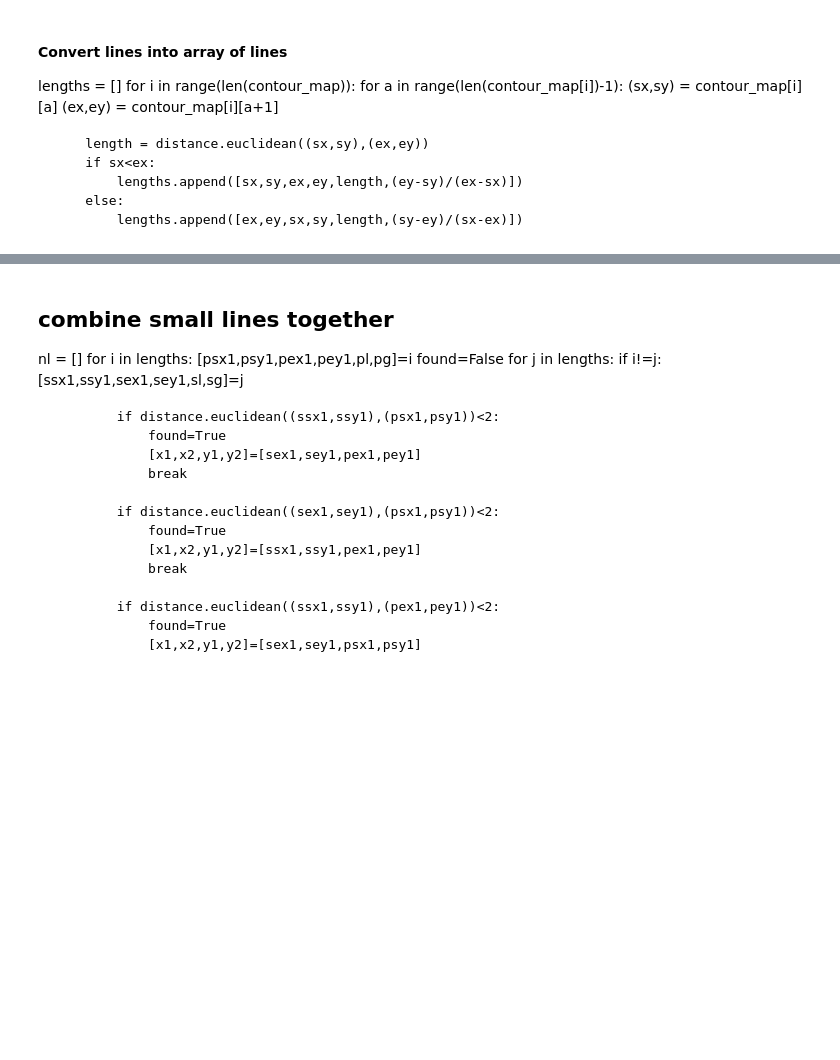
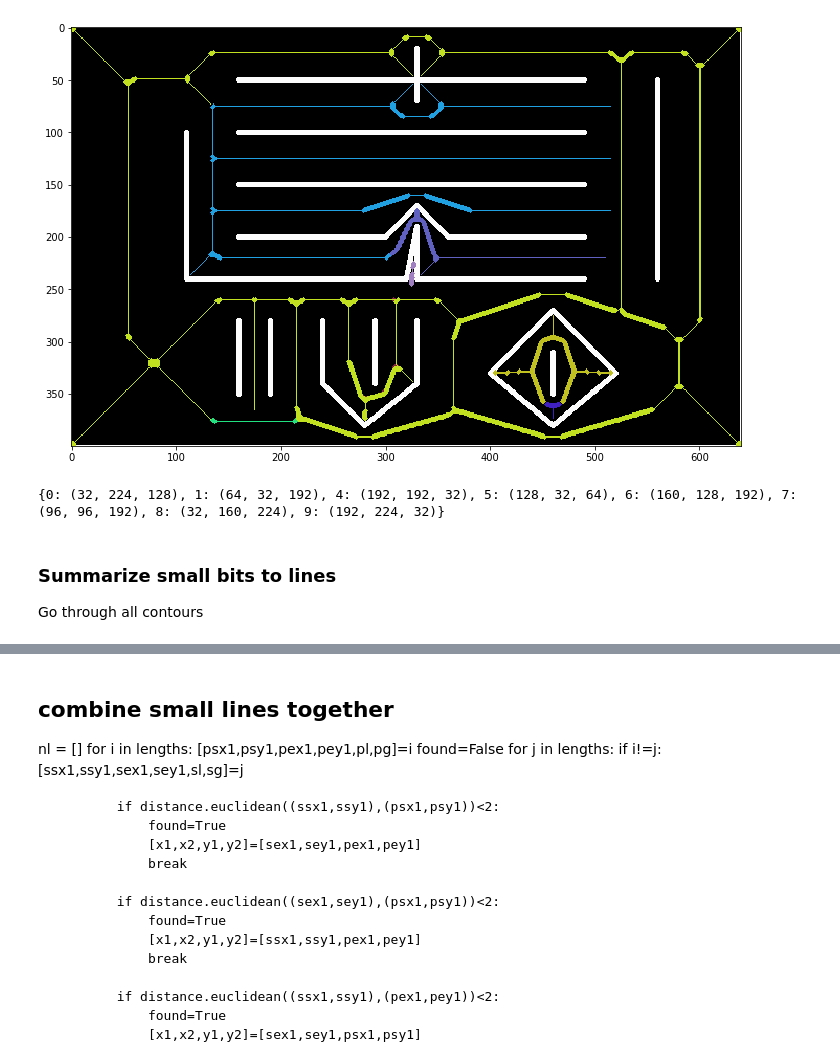
Before and after one commit to micsche/kicad-laser-min, a Jupyter notebook: rtrack.ipynb, the cells around one changed output, grey strips where cells are left out. Saved outputs shown, nothing was run; the diff lists cells and outputs as text; code cells hidden in the pictures; blank space fills up the shorter version.

Commit message:
v.12
Small lengths removed
Endpoint of large lengths stored

```diff
--- a/rtrack.ipynb
+++ b/rtrack.ipynb
@@ -75,3 +77,6 @@ contours, hierarchy = cv2.findContours(img5, cv2.RETR_TREE, cv2.CHAIN_APPROX_SIM
+# %%
+ret,thresh = cv2.threshold(img4.astype(np.uint8),127,255,0)
+contours, hierarchy = cv2.findContours(thresh, cv2.RETR_LIST, cv2.CHAIN_APPROX_SIMPLE)
 # %%
 ### Convert OpenCV contours to array of arrays
 print(len(contours))
@@ -89,13 +94,47 @@ for i in range(len(contours)):
-# %% [markdown]
-#### Convert lines into array of lines
-lengths = []
-for i in range(len(contour_map)):
-    for a in range(len(contour_map[i])-1):
-        (sx,sy) = contour_map[i][a]
-        (ex,ey) = contour_map[i][a+1]
-
-        length = distance.euclidean((sx,sy),(ex,ey))
-        if sx<ex:
-            lengths.append([sx,sy,ex,ey,length,(ey-sy)/(ex-sx)])
-        else:
-            lengths.append([ex,ey,sx,sy,length,(sy-ey)/(sx-ex)])
+# %%
+#### Convert lines into array of lines in a grid
+lengths = []
+for i in range(len(contour_map)):
+    for a in range(len(contour_map[i])-1):
+        (sx,sy) = contour_map[i][a]
+        (ex,ey) = contour_map[i][a+1]
+
+        length = distance.euclidean((sx,sy),(ex,ey))
+        if sx==ex:
+            lengths.append([sx,sy,ex,ey,length,np.inf,i])
+        else:
+            if sx<ex:
+                lengths.append([sx,sy,ex,ey,length,(ey-sy)/(ex-sx),i])
+            else:
+                lengths.append([ex,ey,sx,sy,length,(sy-ey)/(sx-ex),i])
+# %%
+#### Show very small lines (shown in larger thickness)
+#### Colour are of the same contour
+
+image_data = np.stack((img_orig,img_orig,img_orig), axis=2).astype(np.uint8)
+
+colr_dict={}
+for i in lengths:
+    [x,y,x1,y1,length,grad,cnmap]=i
+    if cnmap in colr_dict:
+        colourr = colr_dict[cnmap]
+    else:
+        colourr = random_color()
+        colr_dict[cnmap] = colourr
+
+    if length<10:
+        cv2.line(image_data,(x,y),(x1,y1),colourr,3)
+    else:
+        cv2.line(image_data,(x,y),(x1,y1),colourr,1)
+
+
+figure(num=None, figsize=(12, 10))
+plt.imshow(image_data)
+plt.show()
+print(colr_dict)
+# %% [output]
+[figure, added]
+{0: (32, 224, 128), 1: (64, 32, 192), 4: (192, 192, 32), 5: (128, 32, 64), 6: (160, 128, 192), 7: (96, 96, 192), 8: (32, 160, 224), 9: (192, 224, 32)}
+# %% [markdown]
+### Summarize small bits to lines
+Go through all contours
```
Also changed, not shown: parts of 11 cells of this notebook.
